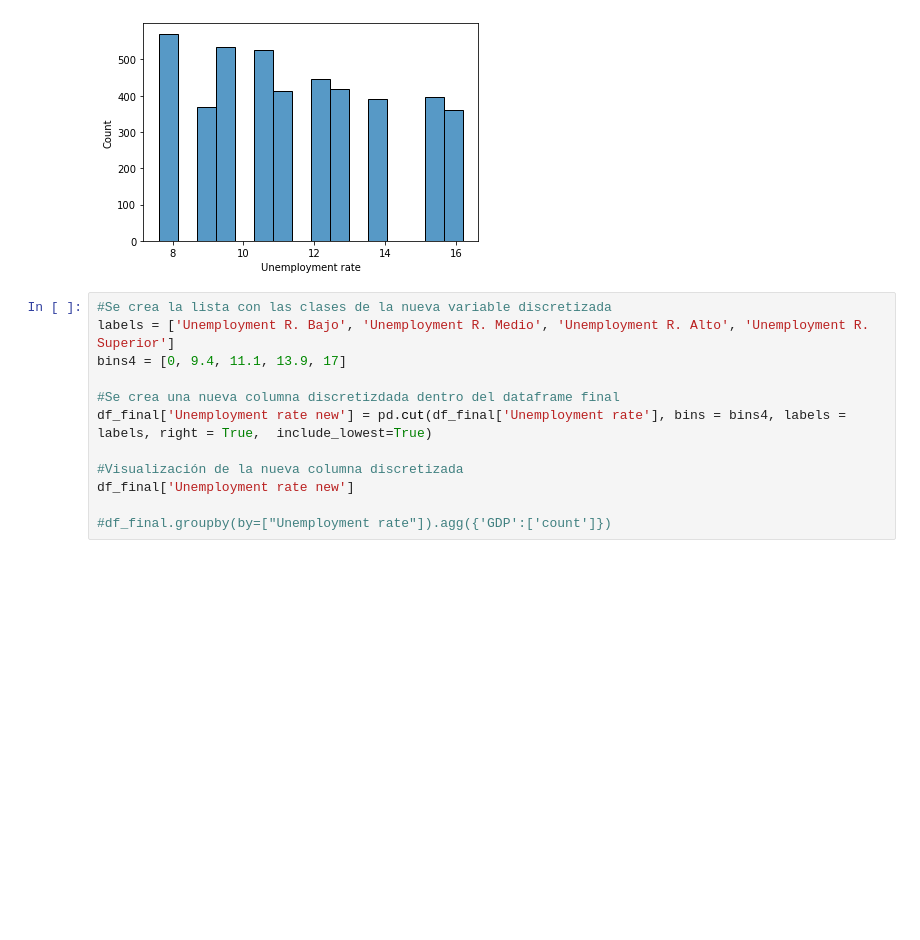
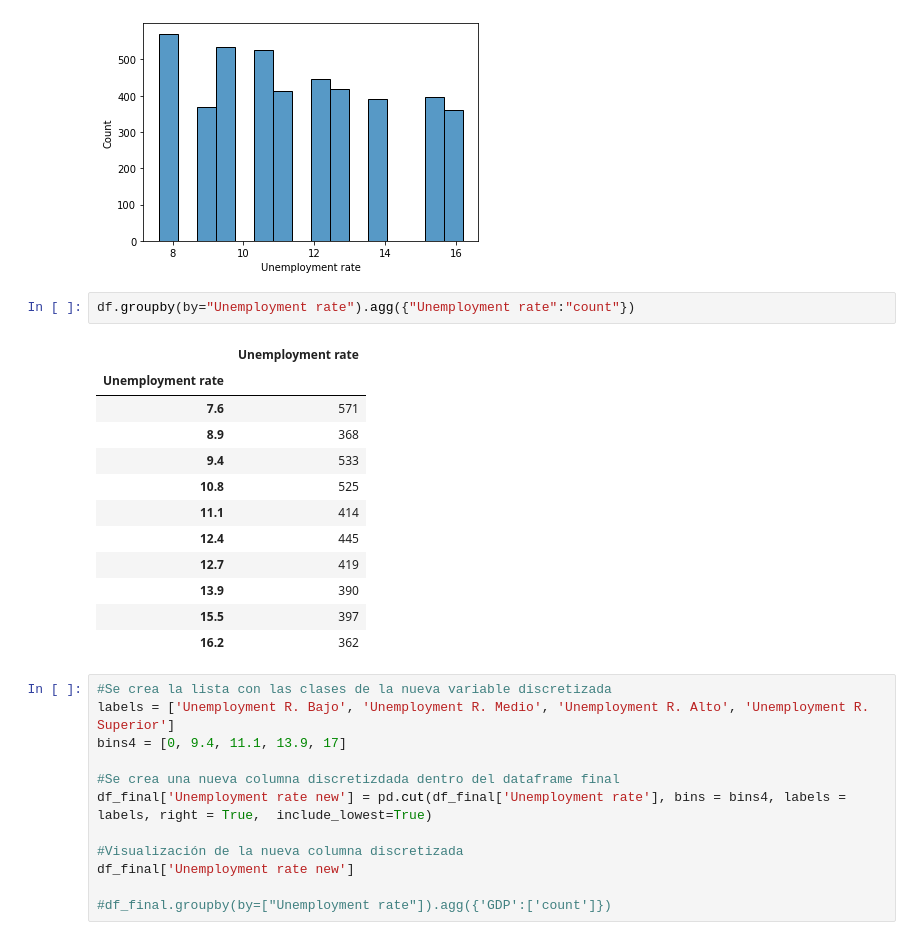
Before and after one commit to JeisonCamiloO/Proyecto-EDA, a Jupyter notebook: Exploracion Datos Proyecto.ipynb, the cells around one changed output. Cells and saved outputs as stored; diff of their text form; blank space fills up the shorter version.

```diff
--- a/Exploracion Datos Proyecto.ipynb
+++ b/Exploracion Datos Proyecto.ipynb
@@ -611,6 +634,21 @@ sns.histplot(df_new, x = "Unemployment rate")
 # %% [output]
 <AxesSubplot:xlabel='Unemployment rate', ylabel='Count'>
 [figure]
+# %%
+df.groupby(by="Unemployment rate").agg({"Unemployment rate":"count"})
+# %% [output]
+|  | Unemployment rate |
+| Unemployment rate |  |
+| 7.6 | 571 |
+| 8.9 | 368 |
+| 9.4 | 533 |
+| 10.8 | 525 |
+| 11.1 | 414 |
+| 12.4 | 445 |
+| 12.7 | 419 |
+| 13.9 | 390 |
+| 15.5 | 397 |
+| 16.2 | 362 |
 # %%
 #Se crea la lista con las clases de la nueva variable discretizada
 labels = ['Unemployment R. Bajo', 'Unemployment R. Medio', 'Unemployment R. Alto', 'Unemployment R. Superior']
```
Also changed, not shown: parts of 6 cells of this notebook, 1 other file.
